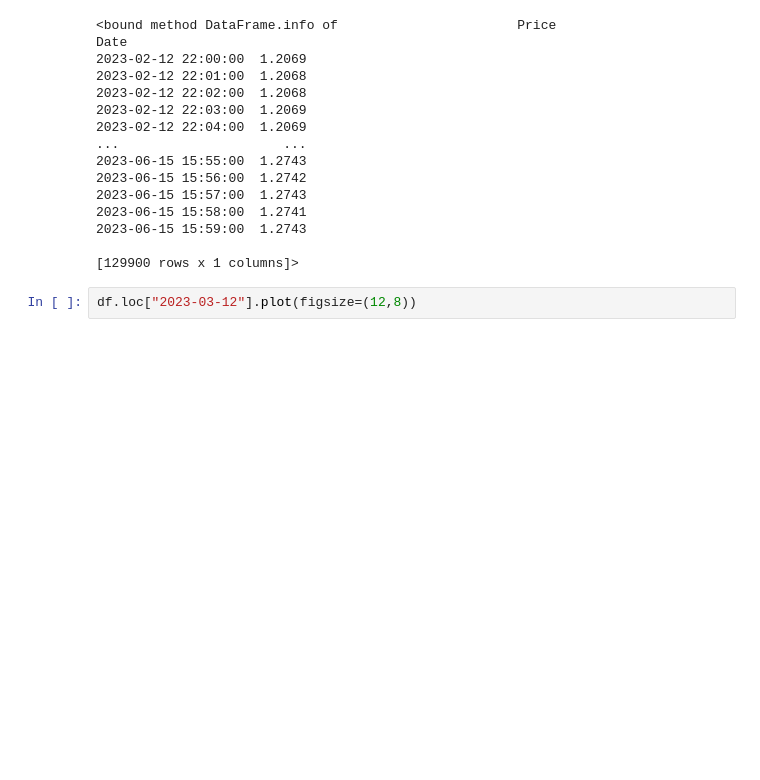
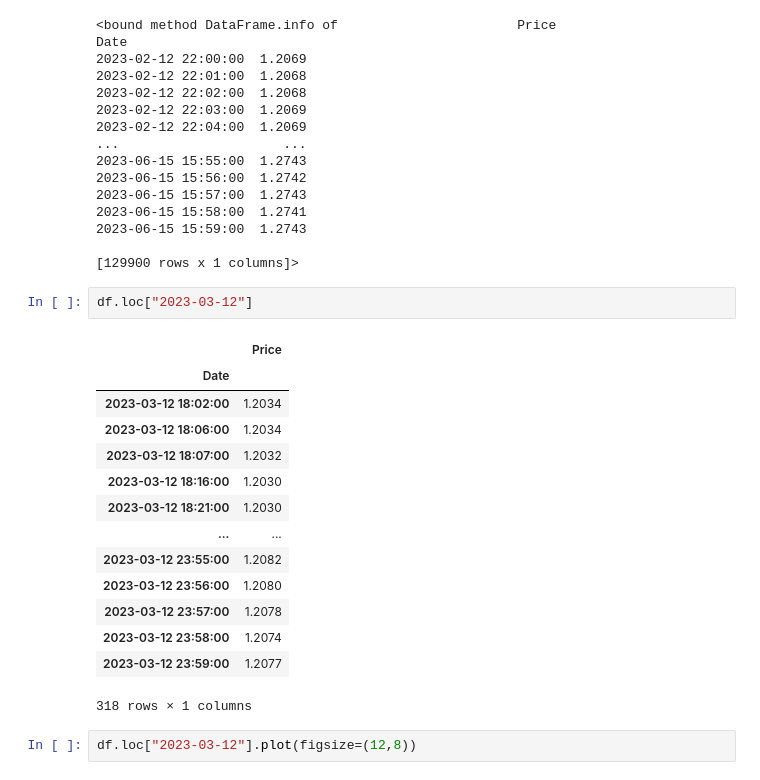
Before and after one commit to akiraawan/Algorithmic_Trading, a Jupyter notebook: Notebooks/MeanReversionStrategy/analysing_GBPUSD_1_15.ipynb, the cells around one changed output. Saved outputs shown, nothing was run; the diff lists cells and outputs as text; blank space fills up the shorter version.

```diff
--- a/Notebooks/analysing_GBPUSD_1_15.ipynb
+++ b/Notebooks/MeanReversionStrategy/analysing_GBPUSD_1_15.ipynb
@@ -98,6 +118,23 @@ Date
 2023-06-15 15:59:00  1.2743
 
 [129900 rows x 1 columns]>
+# %%
+df.loc["2023-03-12"]
+# %% [output]
+|  | Price |
+| Date |  |
+| 2023-03-12 18:02:00 | 1.2034 |
+| 2023-03-12 18:06:00 | 1.2034 |
+| 2023-03-12 18:07:00 | 1.2032 |
+| 2023-03-12 18:16:00 | 1.2030 |
+| 2023-03-12 18:21:00 | 1.2030 |
+| ... | ... |
+| 2023-03-12 23:55:00 | 1.2082 |
+| 2023-03-12 23:56:00 | 1.2080 |
+| 2023-03-12 23:57:00 | 1.2078 |
+| 2023-03-12 23:58:00 | 1.2074 |
+| 2023-03-12 23:59:00 | 1.2077 |
+318 rows × 1 columns
 # %%
 df.loc["2023-03-12"].plot(figsize=(12,8))
 # %% [output]
```
Also changed, not shown: parts of 2 cells of this notebook, 3 other files.
